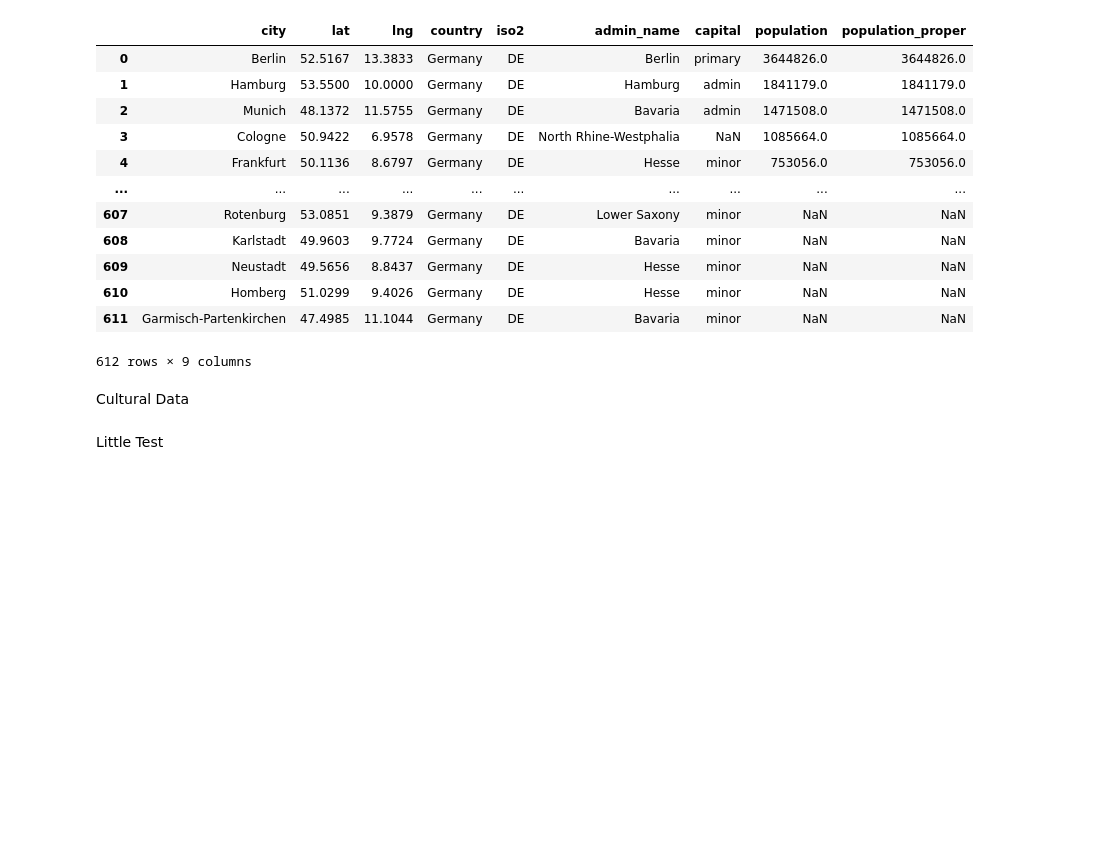
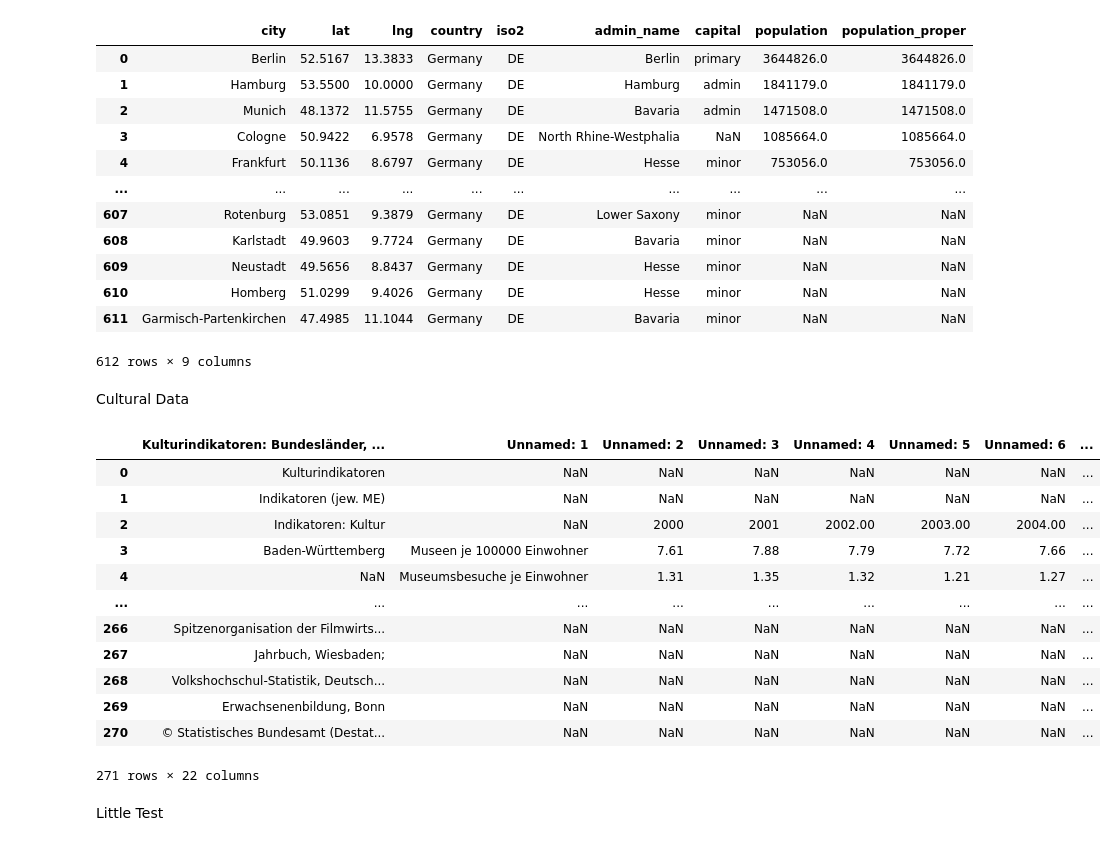
Before and after one commit to reemakk/group-3, a Jupyter notebook: Project copy.ipynb, the cells around one changed output. Drawn from its saved outputs; the diff is of its cells as text; code cells hidden in the pictures; blank space fills up the shorter version.

```diff
--- a/Project copy.ipynb
+++ b/Project copy.ipynb
@@ -243,6 +243,21 @@ population_data
 Cultural Data
 # %%
 cultural= pd.read_excel("data/cultural_data.xlsx")
+cultural
+# %% [output]
+|  | Kulturindikatoren: Bundesländer, ... | Unnamed: 1 | Unnamed: 2 | Unnamed: 3 | Unnamed: 4 | Unnamed: 5 | Unnamed: 6 | ... |
+| 0 | Kulturindikatoren | NaN | NaN | NaN | NaN | NaN | NaN | ... |
+| 1 | Indikatoren (jew. ME) | NaN | NaN | NaN | NaN | NaN | NaN | ... |
+| 2 | Indikatoren: Kultur | NaN | 2000 | 2001 | 2002.00 | 2003.00 | 2004.00 | ... |
+| 3 | Baden-Württemberg | Museen je 100000 Einwohner | 7.61 | 7.88 | 7.79 | 7.72 | 7.66 | ... |
+| 4 | NaN | Museumsbesuche je Einwohner | 1.31 | 1.35 | 1.32 | 1.21 | 1.27 | ... |
+| ... | ... | ... | ... | ... | ... | ... | ... | ... |
+| 266 | Spitzenorganisation der Filmwirts... | NaN | NaN | NaN | NaN | NaN | NaN | ... |
+| 267 | Jahrbuch, Wiesbaden; | NaN | NaN | NaN | NaN | NaN | NaN | ... |
+| 268 | Volkshochschul-Statistik, Deutsch... | NaN | NaN | NaN | NaN | NaN | NaN | ... |
+| 269 | Erwachsenenbildung, Bonn | NaN | NaN | NaN | NaN | NaN | NaN | ... |
+| 270 | © Statistisches Bundesamt (Destat... | NaN | NaN | NaN | NaN | NaN | NaN | ... |
+271 rows × 22 columns
 # %%
 appartments.reset_index(inplace=True)
 # %% [markdown]
```
Also changed, not shown: parts of 11 cells of this notebook.
